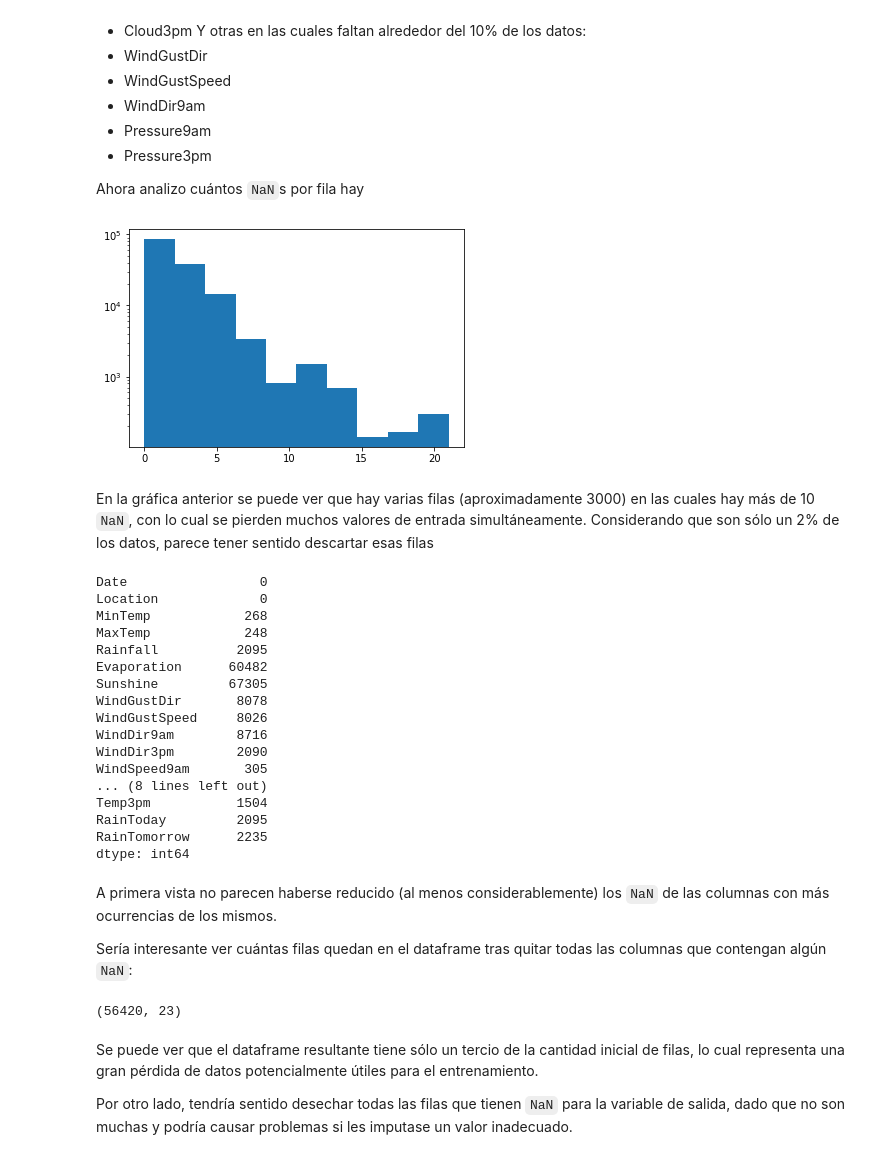
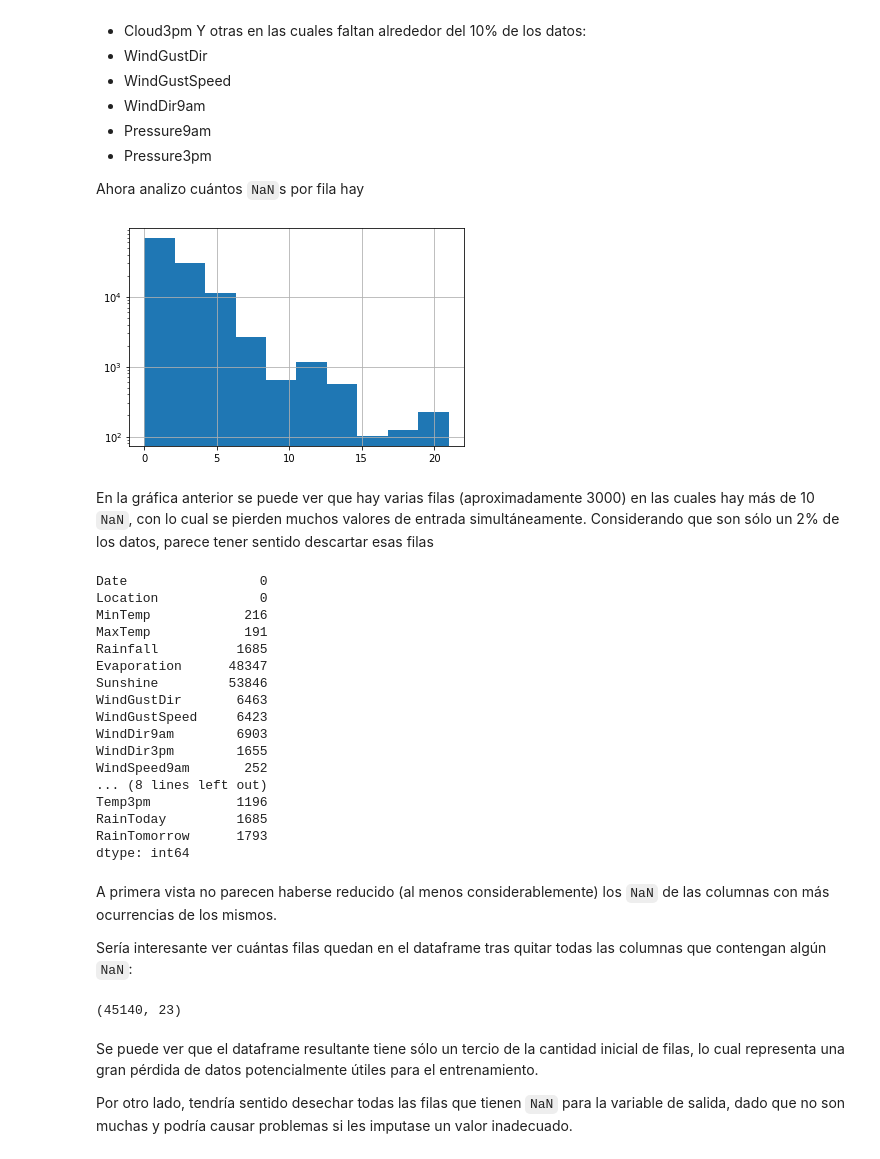
Before and after one commit to rodolfopaganini/analisis_datos, a Jupyter notebook: integrador.ipynb, the cells around one changed output. Saved outputs shown, nothing was run; the diff lists cells and outputs as text; code cells hidden in the pictures.

```diff
--- a/integrador.ipynb
+++ b/integrador.ipynb
@@ -155,3 +188,5 @@ Para las particiones de datos entre entrenamiento y validación, voy a elegir la
+# %%
+train, validation = train_test_split(df, test_size=0.2)
 # %% [markdown]
 ### 3. Limpieza y preparación de datos / ingeniería de features
 
@@ -205,34 +240,35 @@ Y otras en las cuales faltan alrededor del 10% de los datos:
 Ahora analizo cuántos `NaN`s por fila hay
 # %%
 # Mostrar en un histograma los NaNs por fila
-nans_row = df.isnull().sum(axis=1).tolist()
+nans_row = train.isnull().sum(axis=1).tolist()
 plt.hist(nans_row)
 plt.yscale('log')
+plt.grid()
 # %% [output]
-[figure, old version]
+[figure, new version]
 # %% [markdown]
 En la gráfica anterior se puede ver que hay varias filas (aproximadamente 3000) en las cuales hay más de 10 `NaN`, con lo cual se pierden muchos valores de entrada simultáneamente. Considerando que son sólo un 2% de los datos, parece tener sentido descartar esas filas
 # %%
 # Mostrar los NaN por columna tras quitar del dataframe las filas con 10 o más NaN
-df_nan_10 = df[df.isnull().sum(axis=1) < 10]
-df_nan_10.isna().sum()
+train_nan_10 = train[train.isnull().sum(axis=1) < 10]
+train_nan_10.isna().sum()
 # %% [output]
 Date                 0
 Location             0
-MinTemp            268
-MaxTemp            248
-Rainfall          2095
-Evaporation      60482
-Sunshine         67305
-WindGustDir       8078
-WindGustSpeed     8026
-WindDir9am        8716
-WindDir3pm        2090
-WindSpeed9am       305
+MinTemp            216
+MaxTemp            191
+Rainfall          1685
+Evaporation      48347
+Sunshine         53846
+WindGustDir       6463
+WindGustSpeed     6423
+WindDir9am        6903
+WindDir3pm        1655
+WindSpeed9am       252
 ... (8 lines left out)
-Temp3pm           1504
-RainToday         2095
-RainTomorrow      2235
+Temp3pm           1196
+RainToday         1685
+RainTomorrow      1793
 dtype: int64
 # %% [markdown]
 A primera vista no parecen haberse reducido (al menos considerablemente) los `NaN` de las columnas con más ocurrencias de los mismos.
@@ -240,10 +276,10 @@ A primera vista no parecen haberse reducido (al menos considerablemente) los `Na
 Sería interesante ver cuántas filas quedan en el dataframe tras quitar todas las columnas que contengan algún `NaN`:
 # %%
 # Ver cuántos datos quedan tras eliminar todas filas que tienen algún NaN
-df_dropna = df.dropna()
-df_dropna.shape
+train_dropna = train.dropna()
+train_dropna.shape
 # %% [output]
-(56420, 23)
+(45140, 23)
 # %% [markdown]
 Se puede ver que el dataframe resultante tiene sólo un tercio de la cantidad inicial de filas, lo cual representa una gran pérdida de datos potencialmente útiles para el entrenamiento.
 
```
Also changed, not shown: parts of 26 cells of this notebook.
